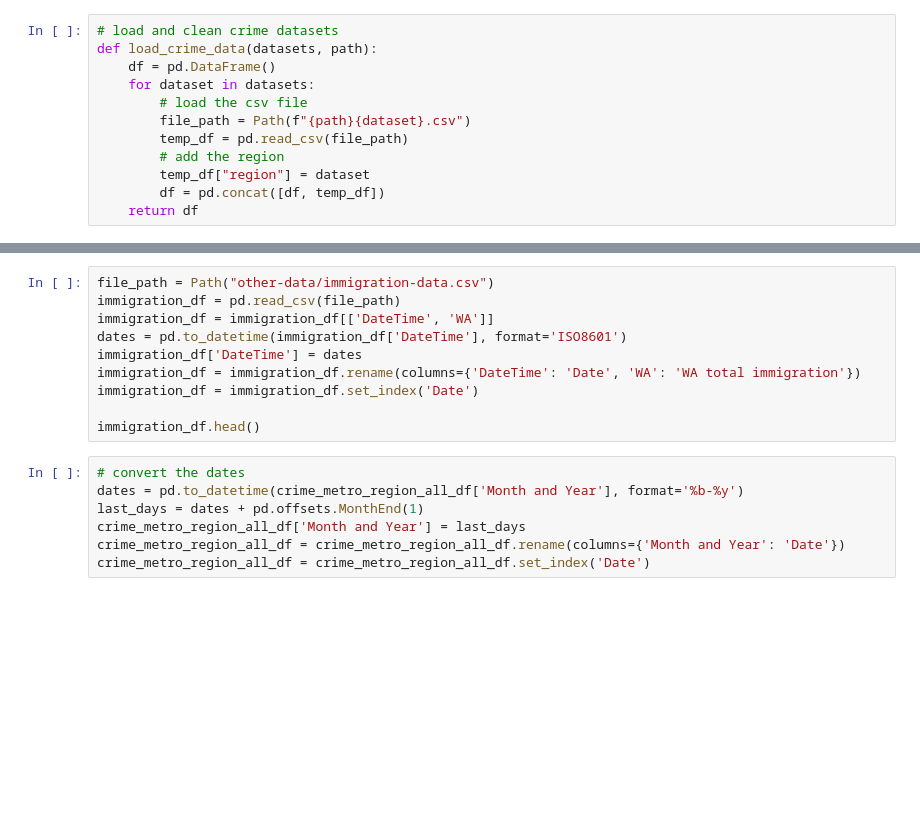
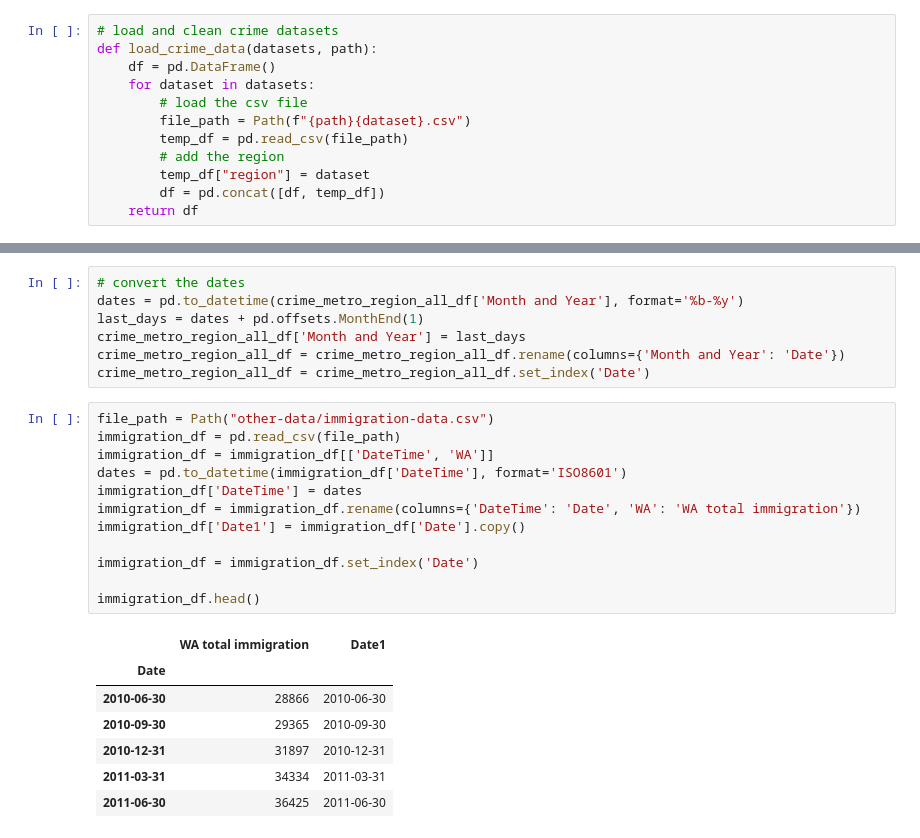
Before and after one commit to DrishP98/Project-1-, a Jupyter notebook: analysis-1.ipynb, the cells around one changed output, grey strips where cells are left out. Saved outputs shown, nothing was run; the diff lists cells and outputs as text; blank space fills up the shorter version.

```diff
--- a/analysis-1.ipynb
+++ b/analysis-1.ipynb
@@ -30,13 +39,3 @@ crime_metro_region_all_df.head()
-# %%
-file_path = Path("other-data/immigration-data.csv")
-immigration_df = pd.read_csv(file_path)
-immigration_df = immigration_df[['DateTime', 'WA']]
-dates = pd.to_datetime(immigration_df['DateTime'], format='ISO8601')
-immigration_df['DateTime'] = dates
-immigration_df = immigration_df.rename(columns={'DateTime': 'Date', 'WA': 'WA total immigration'})
-immigration_df = immigration_df.set_index('Date')
-
-immigration_df.head()
 # %%
 # convert the dates
 dates = pd.to_datetime(crime_metro_region_all_df['Month and Year'], format='%b-%y')
@@ -44,6 +43,26 @@ last_days = dates + pd.offsets.MonthEnd(1)
 crime_metro_region_all_df['Month and Year'] = last_days
 crime_metro_region_all_df = crime_metro_region_all_df.rename(columns={'Month and Year': 'Date'})
 crime_metro_region_all_df = crime_metro_region_all_df.set_index('Date')
+# %%
+file_path = Path("other-data/immigration-data.csv")
+immigration_df = pd.read_csv(file_path)
+immigration_df = immigration_df[['DateTime', 'WA']]
+dates = pd.to_datetime(immigration_df['DateTime'], format='ISO8601')
+immigration_df['DateTime'] = dates
+immigration_df = immigration_df.rename(columns={'DateTime': 'Date', 'WA': 'WA total immigration'})
+immigration_df['Date1'] = immigration_df['Date'].copy()
+
+immigration_df = immigration_df.set_index('Date')
+
+immigration_df.head()
+# %% [output]
+|  | WA total immigration | Date1 |
+| Date |  |  |
+| 2010-06-30 | 28866 | 2010-06-30 |
+| 2010-09-30 | 29365 | 2010-09-30 |
+| 2010-12-31 | 31897 | 2010-12-31 |
+| 2011-03-31 | 34334 | 2011-03-31 |
+| 2011-06-30 | 36425 | 2011-06-30 |
 # %%
 
 # change to quarterly data & resize the dataset to fit
```
Also changed, not shown: parts of 8 cells of this notebook.
